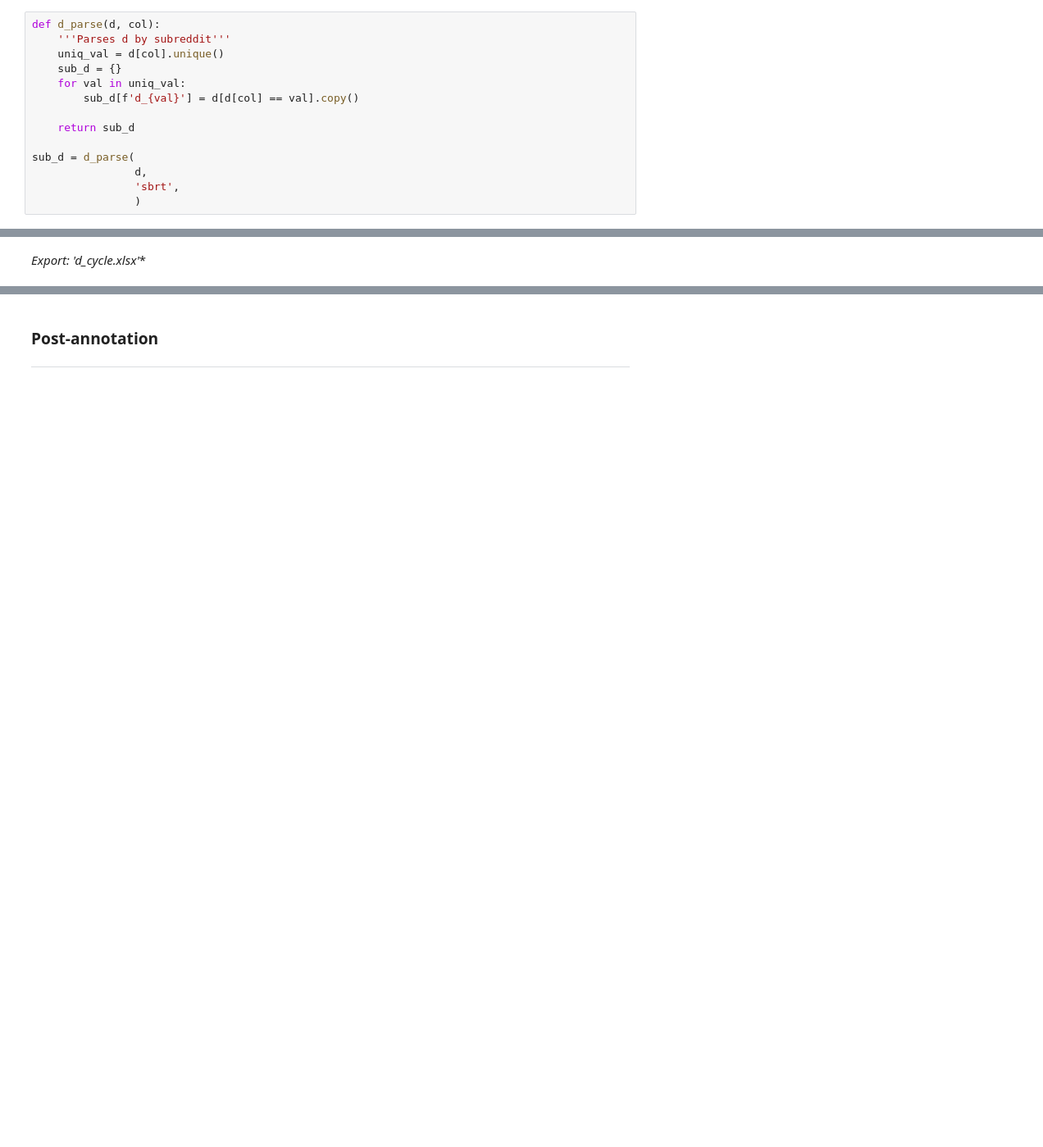
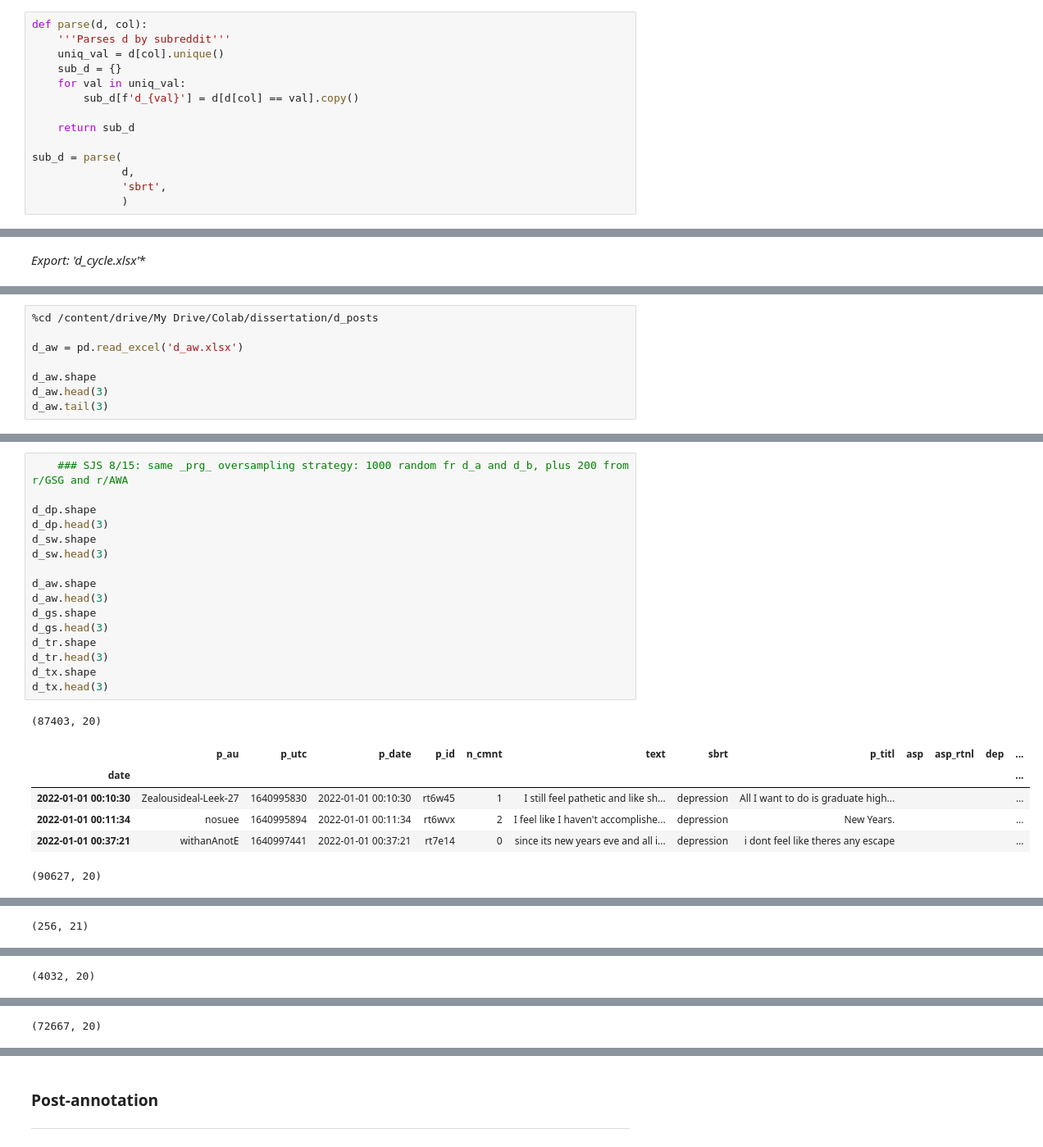
Before and after one commit to sskeen/bar_policy_suicidality, a Jupyter notebook: aim_i_annotate_triangulate_iaa.ipynb, the cells around one changed output, grey strips where cells are left out. Shown at 82% size. Saved outputs shown, nothing was run; the diff lists cells and outputs as text; blank space fills up the shorter version.

```diff
--- a/aim_i_annotate_triangulate_iaa.ipynb
+++ b/aim_i_annotate_triangulate_iaa.ipynb
@@ -217,7 +301,7 @@ plt.show()
 # %% [markdown]
 **_Parse by subreddit_**
 # %%
-def d_parse(d, col):
+def parse(d, col):
     '''Parses d by subreddit'''
     uniq_val = d[col].unique()
     sub_d = {}
@@ -226,10 +310,10 @@ def d_parse(d, col):
 
     return sub_d
 
-sub_d = d_parse(
-                d,
-                'sbrt',
-                )
+sub_d = parse(
+              d,
+              'sbrt',
+              )
 # %% [markdown]
 **_Subset A: strains (proxy)_**
 # %%
@@ -545,0 +849,8 @@ d_999.to_excel('d_cycle999.xlsx')
+# %%
+%cd /content/drive/My Drive/Colab/dissertation/d_posts
+
+d_aw = pd.read_excel('d_aw.xlsx')
+
+d_aw.shape
+d_aw.head(3)
+d_aw.tail(3)
@@ -545,0 +868,24 @@ d_999.to_excel('d_cycle999.xlsx')
+# %%
+    ### SJS 8/15: same _prg_ oversampling strategy: 1000 random fr d_a and d_b, plus 200 from r/GSG and r/AWA
+
+d_dp.shape
+d_dp.head(3)
+d_sw.shape
+d_sw.head(3)
+
+d_aw.shape
+d_aw.head(3)
+d_gs.shape
+d_gs.head(3)
+d_tr.shape
+d_tr.head(3)
+d_tx.shape
+d_tx.head(3)
+# %% [output]
+(87403, 20)
+|  | p_au | p_utc | p_date | p_id | n_cmnt | text | sbrt | p_titl | asp | asp_rtnl | dep | ... |
+| date |  |  |  |  |  |  |  |  |  |  |  | ... |
+| 2022-01-01 00:10:30 | Zealousideal-Leek-27 | 1640995830 | 2022-01-01 00:10:30 | rt6w45 | 1 | I still feel pathetic and like sh... | depression | All I want to do is graduate high... |  |  |  | ... |
+| 2022-01-01 00:11:34 | nosuee | 1640995894 | 2022-01-01 00:11:34 | rt6wvx | 2 | I feel like I haven't accomplishe... | depression | New Years. |  |  |  | ... |
+| 2022-01-01 00:37:21 | withanAnotE | 1640997441 | 2022-01-01 00:37:21 | rt7e14 | 0 | since its new years eve and all i... | depression | i dont feel like theres any escape |  |  |  | ... |
+(90627, 20)
@@ -545,0 +897 @@ d_999.to_excel('d_cycle999.xlsx')
+(256, 21)
@@ -545,0 +902 @@ d_999.to_excel('d_cycle999.xlsx')
+(4032, 20)
@@ -545,0 +908 @@ d_999.to_excel('d_cycle999.xlsx')
+(72667, 20)
```
Also changed, not shown: parts of 97 cells of this notebook, 3 other files.
